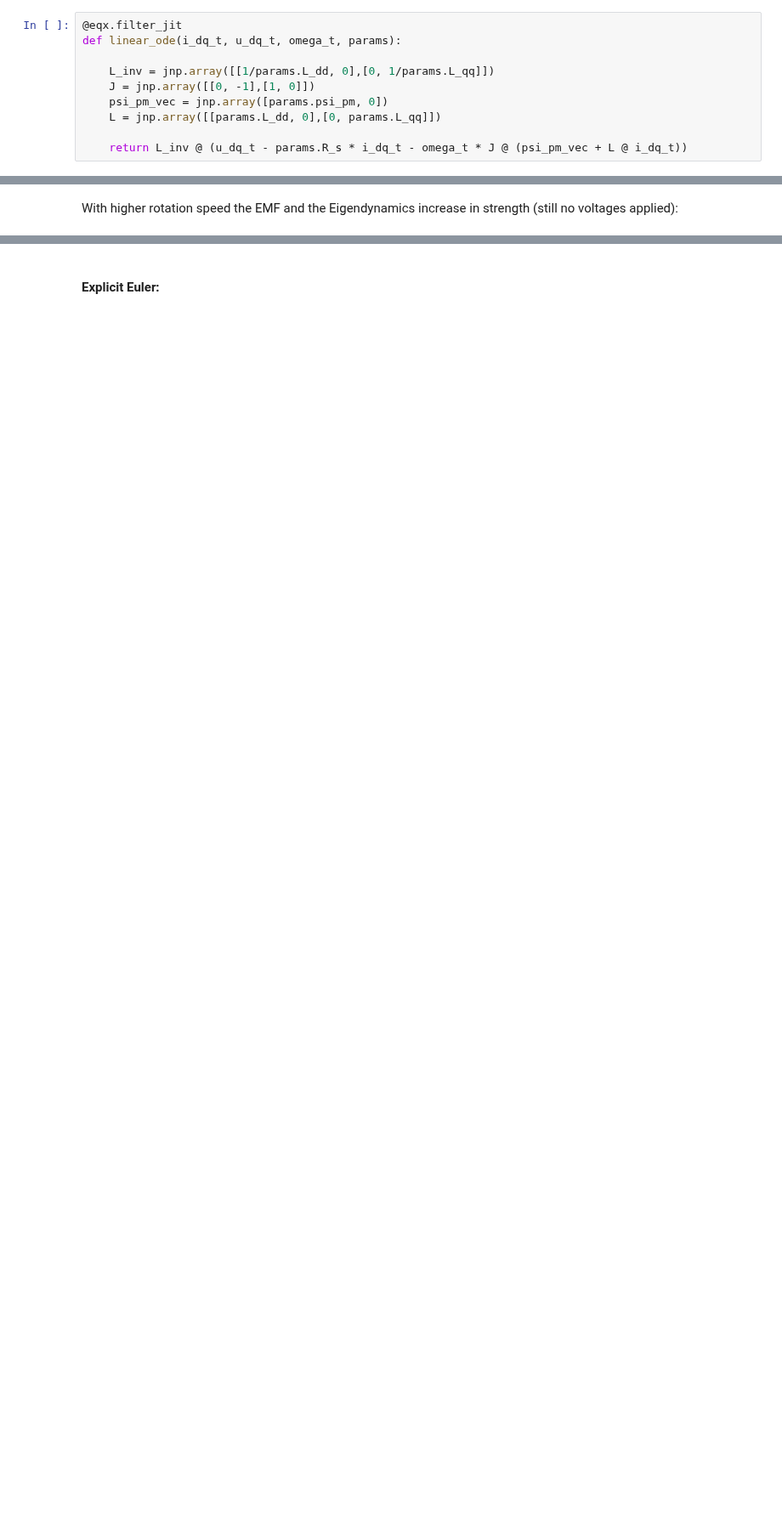
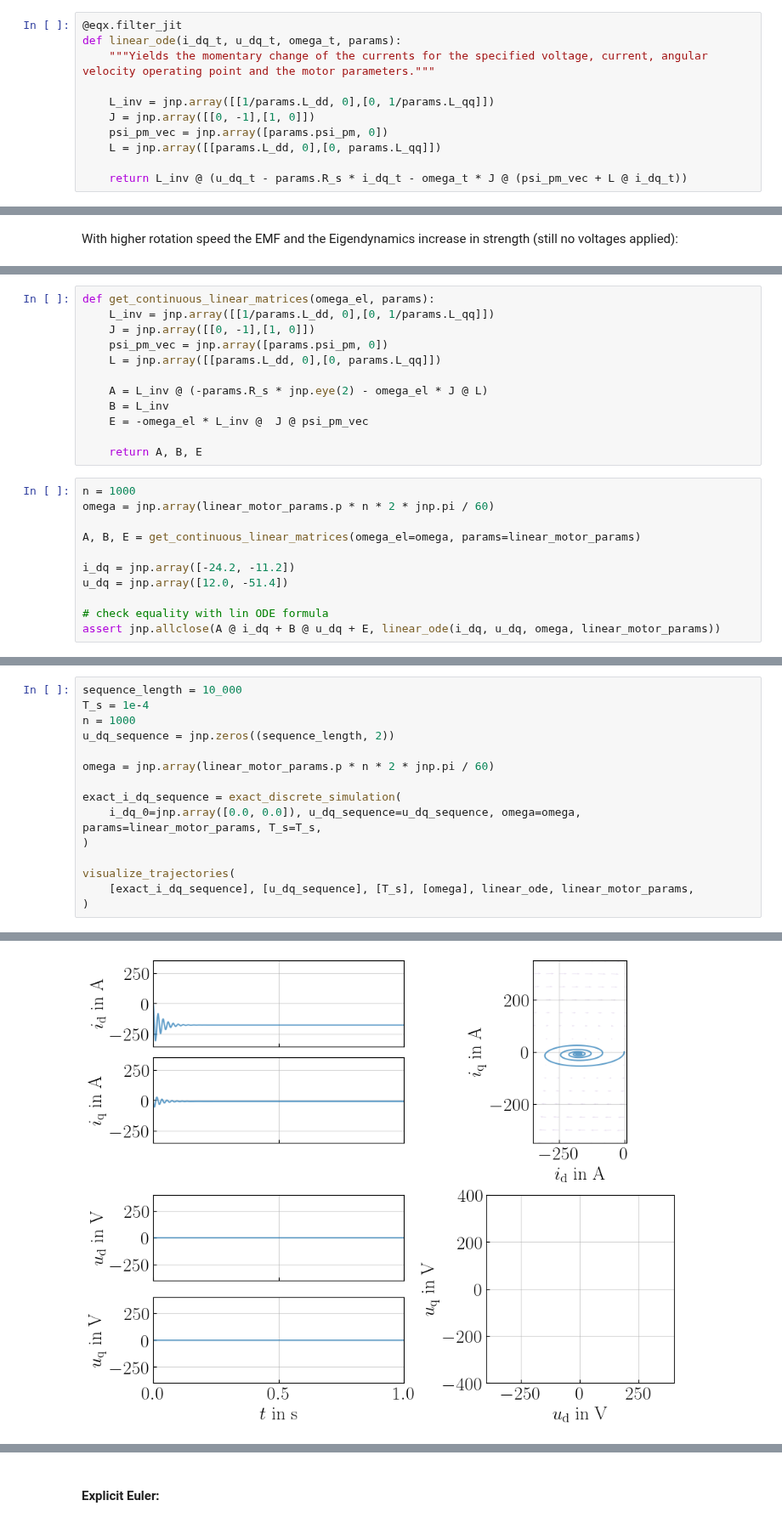
Before and after one commit to IAS-Uni-Siegen/CTPD_course, a Jupyter notebook: interactive_notebooks/inb03/inb03-PMSM_simulation.ipynb, the cells around one changed output, grey strips where cells are left out. Shown at 85% size. Drawn from its saved outputs; the diff is of its cells as text; blank space fills up the shorter version.

```diff
--- a/interactive_notebooks/inb03/inb03-PMSM_simulation.ipynb
+++ b/interactive_notebooks/inb03/inb03-PMSM_simulation.ipynb
@@ -80,6 +81,7 @@ The ODE itself can be implemented as:
 # %%
 @eqx.filter_jit
 def linear_ode(i_dq_t, u_dq_t, omega_t, params):
+    """Yields the momentary change of the currents for the specified voltage, current, angular velocity operating point and the motor parameters."""
 
     L_inv = jnp.array([[1/params.L_dd, 0],[0, 1/params.L_qq]])
     J = jnp.array([[0, -1],[1, 0]])
@@ -99,0 +136,23 @@ fig, axs = visualize_eigendynamics(ode=linear_ode, params=linear_motor_params, n
+# %%
+def get_continuous_linear_matrices(omega_el, params):
+    L_inv = jnp.array([[1/params.L_dd, 0],[0, 1/params.L_qq]])
+    J = jnp.array([[0, -1],[1, 0]])
+    psi_pm_vec = jnp.array([params.psi_pm, 0])
+    L = jnp.array([[params.L_dd, 0],[0, params.L_qq]])
+
+    A = L_inv @ (-params.R_s * jnp.eye(2) - omega_el * J @ L)
+    B = L_inv
+    E = -omega_el * L_inv @  J @ psi_pm_vec
+
+    return A, B, E
+# %%
+n = 1000
+omega = jnp.array(linear_motor_params.p * n * 2 * jnp.pi / 60)
+
+A, B, E = get_continuous_linear_matrices(omega_el=omega, params=linear_motor_params)
+
+i_dq = jnp.array([-24.2, -11.2])
+u_dq = jnp.array([12.0, -51.4])
+
+# check equality with lin ODE formula
+assert jnp.allclose(A @ i_dq + B @ u_dq + E, linear_ode(i_dq, u_dq, omega, linear_motor_params))
@@ -99,0 +195,16 @@ fig, axs = visualize_eigendynamics(ode=linear_ode, params=linear_motor_params, n
+# %%
+sequence_length = 10_000
+T_s = 1e-4
+n = 1000
+u_dq_sequence = jnp.zeros((sequence_length, 2))
+
+omega = jnp.array(linear_motor_params.p * n * 2 * jnp.pi / 60)
+
+exact_i_dq_sequence = exact_discrete_simulation(
+    i_dq_0=jnp.array([0.0, 0.0]), u_dq_sequence=u_dq_sequence, omega=omega, params=linear_motor_params, T_s=T_s,
+)
+
+visualize_trajectories(
+    [exact_i_dq_sequence], [u_dq_sequence], [T_s], [omega], linear_ode, linear_motor_params,
+)
+# %% [output]
@@ -99,0 +218 @@ fig, axs = visualize_eigendynamics(ode=linear_ode, params=linear_motor_params, n
+[figure, added]
```
Also changed, not shown: parts of 44 cells of this notebook, 1 other file.
